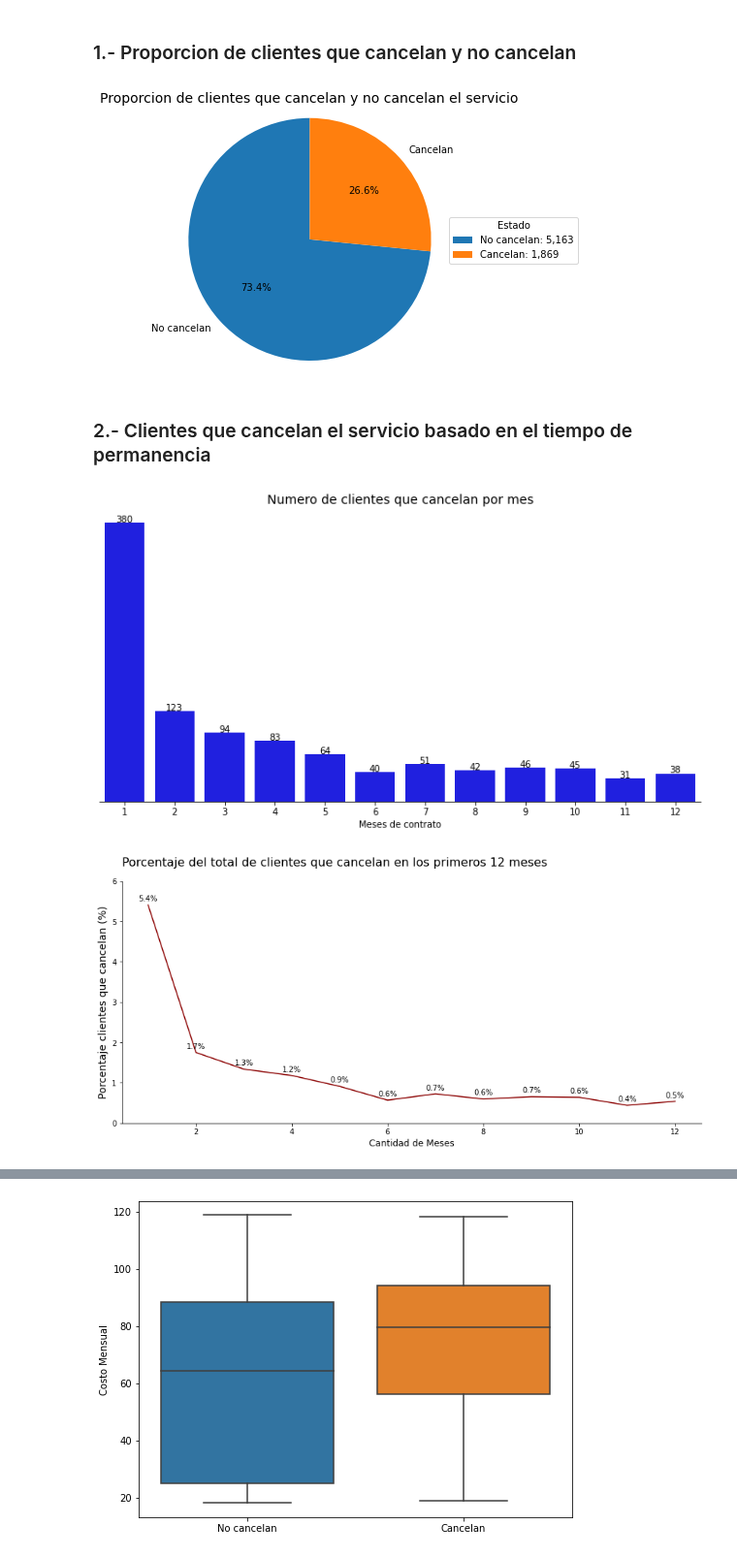
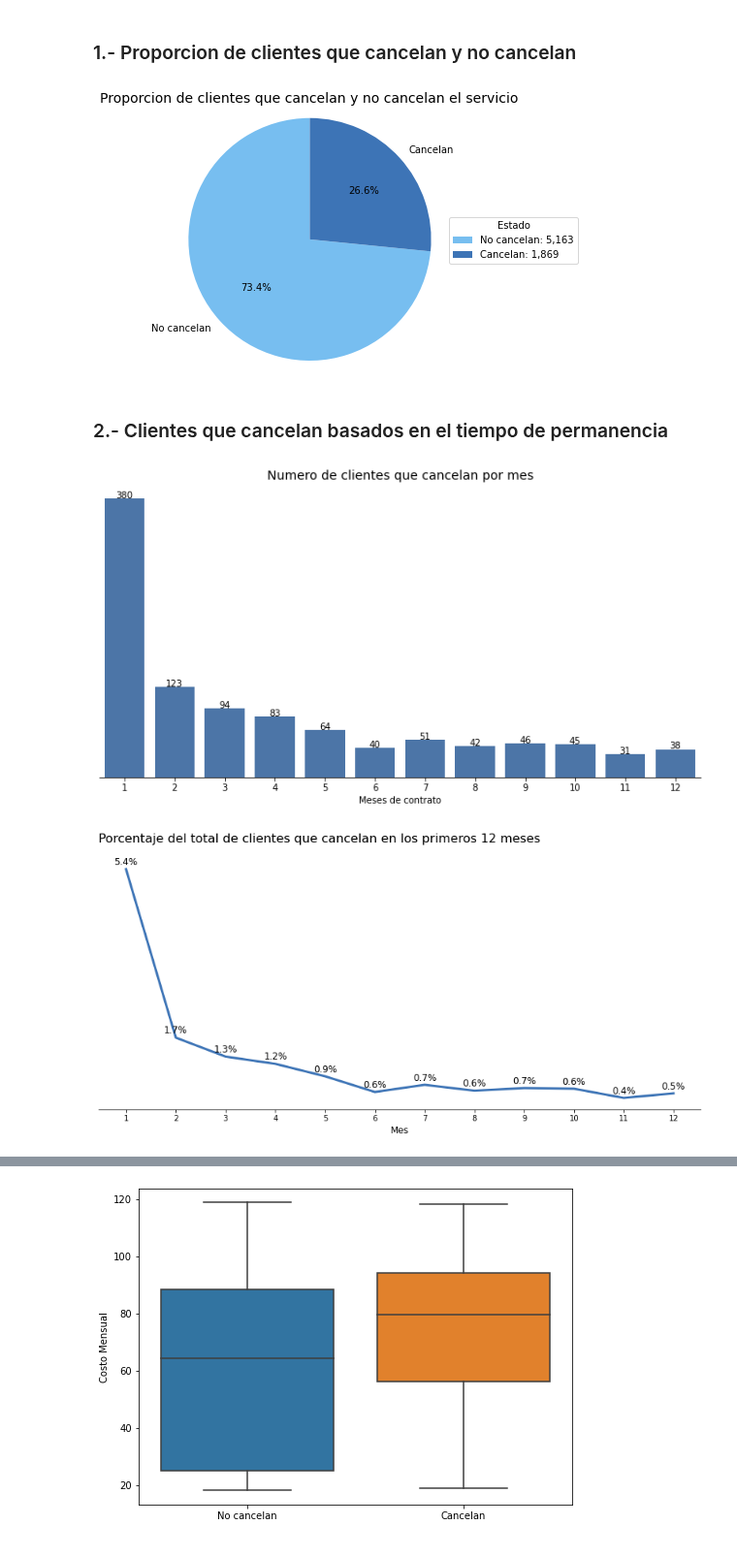
Before and after one commit to jbernalg/challenge_TelecomX, a Jupyter notebook: challenge_telecomx.ipynb, the cells around one changed output, grey strips where cells are left out. Shown at 97% size. Cells and saved outputs as stored; diff of their text form; code cells hidden in the pictures.

Commit message:
mejorando graficos

```diff
--- a/challenge_telecomx.ipynb
+++ b/challenge_telecomx.ipynb
@@ -761,28 +785,37 @@ df_n_Nocancelan.T
 # %% [markdown]
 ### 1.- Proporcion de clientes que cancelan y no cancelan
 # %%
+# obtener cantidad de clientes que cancelan y no cancelan
 cancelacion = df_exp['cancelacion'].value_counts()
 
+# definir etiquetas
 etiquetas = ['No cancelan', 'Cancelan']
 
+# definir colores para cada clase
+color = ['#77BEF0', '#3D74B6']
+
+# grafico circular
 fig, ax = plt.subplots(figsize=(5,5))
 ax.pie(
     cancelacion,
     autopct='%1.1f%%',
     startangle=90,
-    labels=etiquetas
+    labels=etiquetas,
+    colors=color
     )
 
+# agregar porcentajes al grafico
 valores_abs = [f'{etiqueta}: {valor:,}' for etiqueta, valor in zip(etiquetas, cancelacion)]
 ax.legend(valores_abs, title='Estado', loc='center left', bbox_to_anchor=(1, 0.5))
 
+# personalizacion del grafico
 plt.title('Proporcion de clientes que cancelan y no cancelan el servicio', fontsize=14)
 ax.axis('equal')
 plt.show()
 # %% [output]
-[figure, old version]
+[figure, new version]
 # %% [markdown]
-### 2.- Clientes que cancelan el servicio basado en el tiempo de permanencia
+### 2.- Clientes que cancelan basados en el tiempo de permanencia
 # %%
 import seaborn as sns
 
@@ -796,7 +829,7 @@ df_cancelan_meses
 
 # grafico de barra
 plt.figure(figsize=(12, 6))
-sns.barplot(data=df_cancelan_meses, x='meses_contrato', y='count', color='blue')
+sns.barplot(data=df_cancelan_meses, x='meses_contrato', y='count', color='#3D74B6')
 sns.despine(top=True, right=True, left=True)
 
 # agregar valores sobre cada columna
@@ -811,7 +844,7 @@ plt.grid(axis='y', linestyle='--', alpha=0.7)
 plt.yticks([])
 plt.show()
 # %% [output]
-[figure, old version]
+[figure, new version]
 # %%
 # obtener los meses de contrato de los clientes que cancelan
 pct_cancelan_meses = df_exp[(df_exp['cancelacion'] == 1)]['meses_contrato'].value_counts().reset_index()
@@ -825,31 +858,36 @@ pct_cancelan_meses = pct_cancelan_meses[:12]
 
 # Crear grafico de linea
 fig, ax = plt.subplots(figsize=(14, 6))
-
 ax.plot(
     pct_cancelan_meses['meses_contrato'].values,
     pct_cancelan_meses['pct_total'].values,
-    color='darkred'
+    color='#3D74B6',
+    lw=3
 )
 
-# Añadimos etiquetas de valor
+# Añadimos porcentajes al graico
 for x, y in zip(pct_cancelan_meses['meses_contrato'], pct_cancelan_meses['pct_total']):
     plt.text(
         x, y + 0.1,               # Ligeramente encima del punto
         f"{y:.1f}%",               # Formato con un decimal
         ha='center',
         color='black',
-        fontsize=10
+        fontsize=12
     )
 
 # persoalizar grafico
 ax.set_title('Porcentaje del total de clientes que cancelan en los primeros 12 meses',loc='left',fontsize=16,pad=20)
-ax.set_xlabel('Cantidad de Meses',fontsize=12)
-ax.set_ylabel('Porcentaje clientes que cancelan (%)',fontsize=14)
-ax.set_ylim(0, 6)
-sns.despine(top=True, right=True)
+ax.set_xlabel('Mes',fontsize=12)
+#ax.set_ylabel('Porcentaje clientes que cancelan (%)',fontsize=14)
+#ax.set_ylim(0, 6)
+sns.despine(top=True, right=True, left=True)
+# Establecer ticks de 1 al 12 en el eje X
+ax.set_xticks(range(1, 13))
+ax.set_xticklabels(range(1, 13))
+# Quita completamente los ticks y sus etiquetas
+ax.set_yticks([])
 
 plt.show()
 # %% [output]
-[figure, old version]
+[figure, new version]
 # %% [markdown]
```
Also changed, not shown: parts of 14 cells of this notebook.
